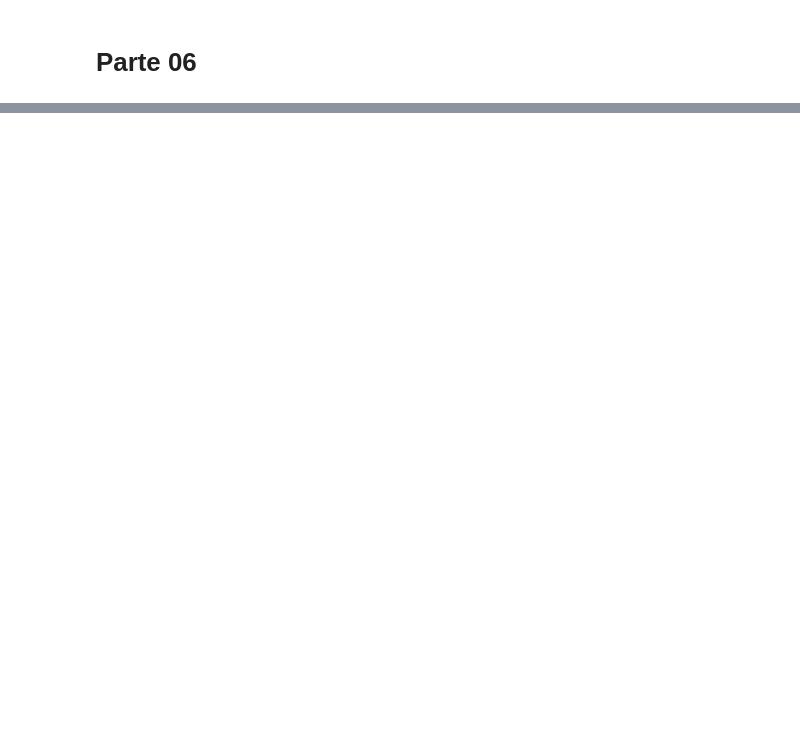
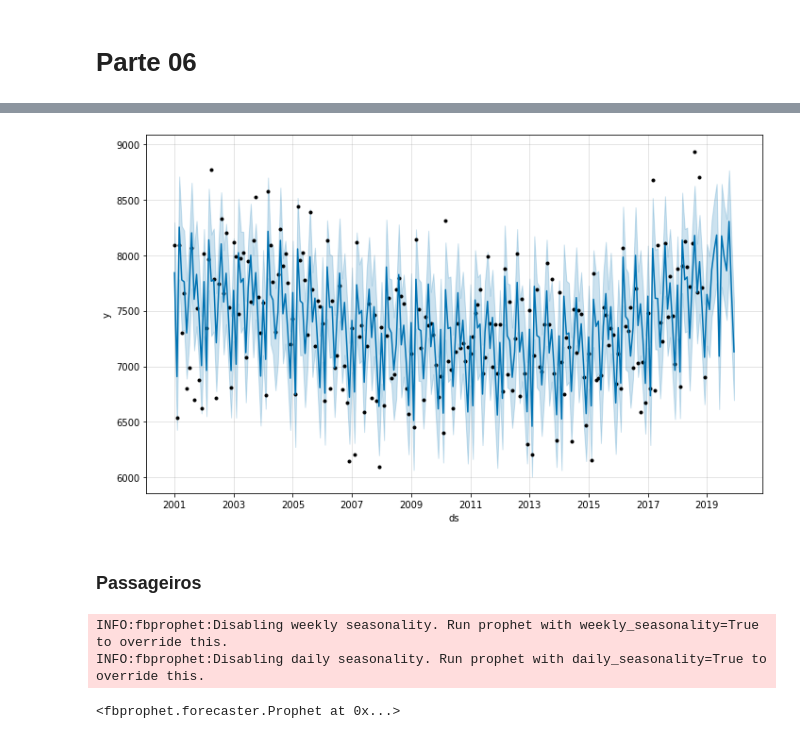
Before and after one commit to joutav/Bootcamp-data-science, a Jupyter notebook: modulo-4/analise-series-temporais/notebooks/projeto.ipynb, the cells around one changed output, grey strips where cells are left out. Saved outputs shown, nothing was run; the diff lists cells and outputs as text; code cells hidden in the pictures; blank space fills up the shorter version.

```diff
--- a/modulo-4/analise-series-temporais/notebooks/projeto.ipynb
+++ b/modulo-4/analise-series-temporais/notebooks/projeto.ipynb
@@ -449,0 +547,7 @@ ImportError: DLL load failed while importing _api: Não foi possível encontrar
+# %%
+from fbprophet import Prophet
+
+modelo_profeta = Prophet()
+a_reanomear = {'data' : 'ds', 'casos' : 'y'}
+dados_treino_profeta = dados_treino.rename(a_reanomear, axis = 1)
+modelo_profeta_treinado = modelo_profeta.fit(dados_treino_profeta[['ds', 'y']])
@@ -449,0 +557,5 @@ ImportError: DLL load failed while importing _api: Não foi possível encontrar
+# %%
+futuro = modelo_profeta_treinado.make_future_dataframe(12, freq='M')
+# %%
+resultado_profeta = modelo_profeta_treinado.predict(futuro)
+resultado_profeta
@@ -449,0 +576,15 @@ ImportError: DLL load failed while importing _api: Não foi possível encontrar
+# %%
+modelo_profeta_treinado.plot(resultado_profeta);
+# %% [output]
+[figure, added]
+# %% [markdown]
+### Passageiros
+# %%
+modelo = Prophet(seasonality_mode='multiplicative')
+a_renomear = dict(data = 'ds', passageiros = 'y')
+dados_passageiros.rename(a_renomear, axis = 1, inplace=True)
+modelo.fit(dados_passageiros)
+# %% [output]
+INFO:fbprophet:Disabling weekly seasonality. Run prophet with weekly_seasonality=True to override this.
+INFO:fbprophet:Disabling daily seasonality. Run prophet with daily_seasonality=True to override this.
+<fbprophet.forecaster.Prophet at 0x...>
```
Also changed, not shown: parts of 36 cells of this notebook.
